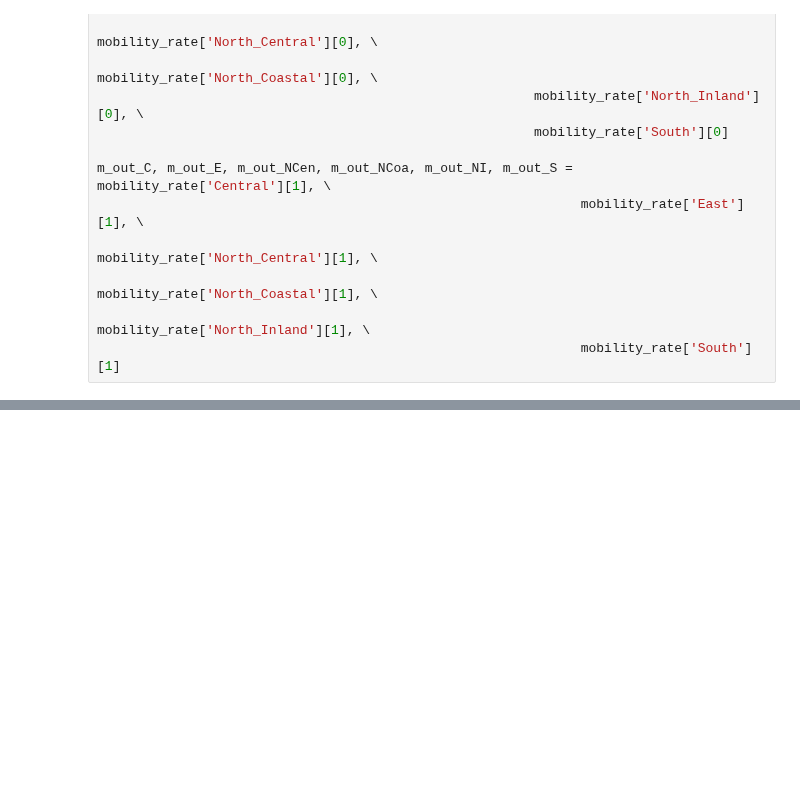
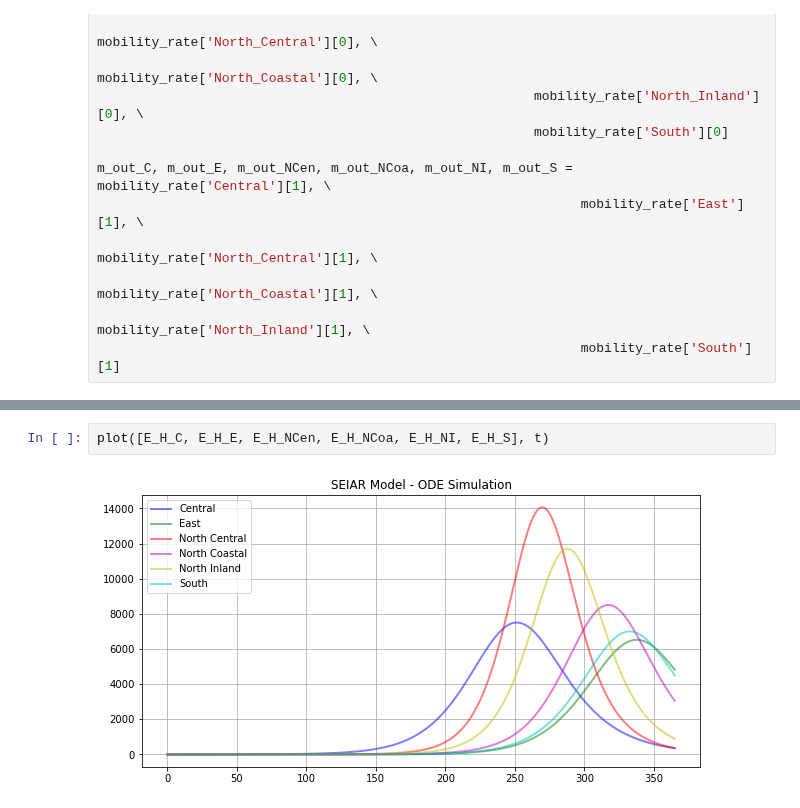
Before and after one commit to kazi0302/COVID-19-Modeling-and-Parameter-Fitting, a Jupyter notebook: ODE simulator/Simulator_60_ODEs.ipynb, the cells around one changed output, grey strips where cells are left out. Saved outputs shown, nothing was run; the diff lists cells and outputs as text; blank space fills up the shorter version.

```diff
--- a/ODE simulator/Simulator_60_ODEs.ipynb
+++ b/ODE simulator/Simulator_60_ODEs.ipynb
@@ -365,0 +408,4 @@ plt.show()
+# %%
+plot([E_H_C, E_H_E, E_H_NCen, E_H_NCoa, E_H_NI, E_H_S], t)
+# %% [output]
+[figure, added]
```
Also changed, not shown: parts of 11 cells of this notebook, 2 other files.
